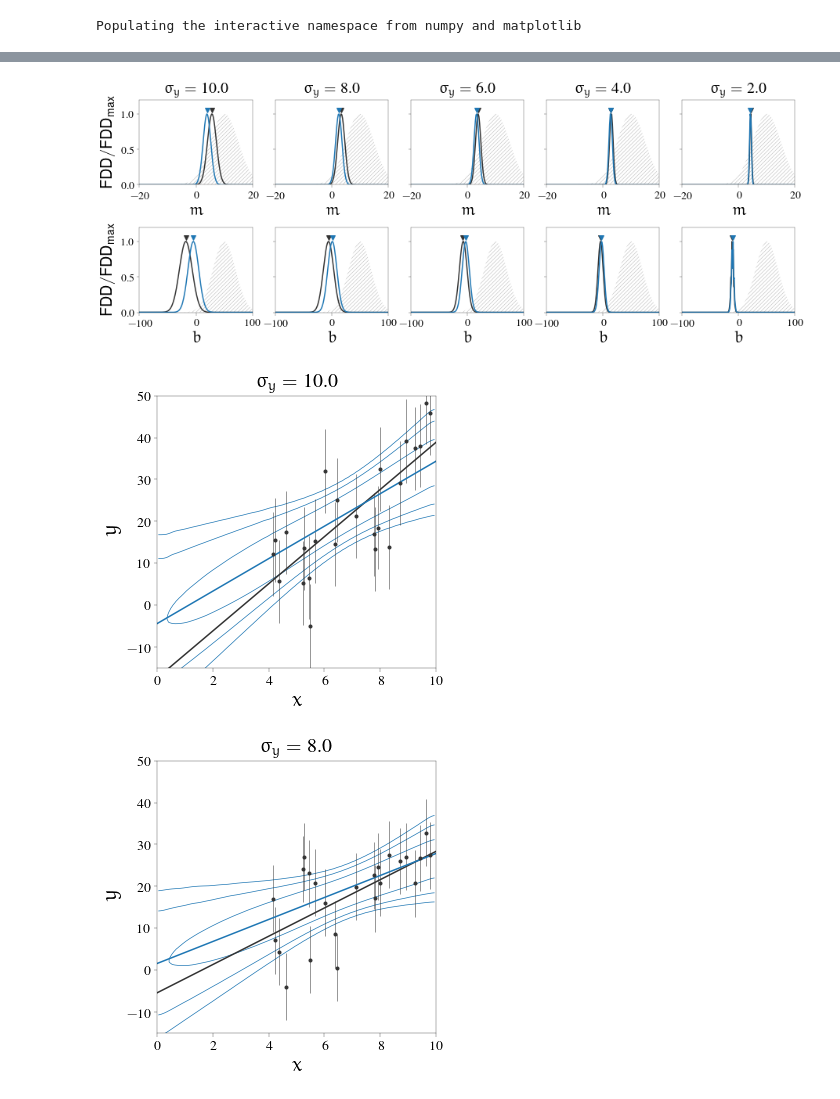
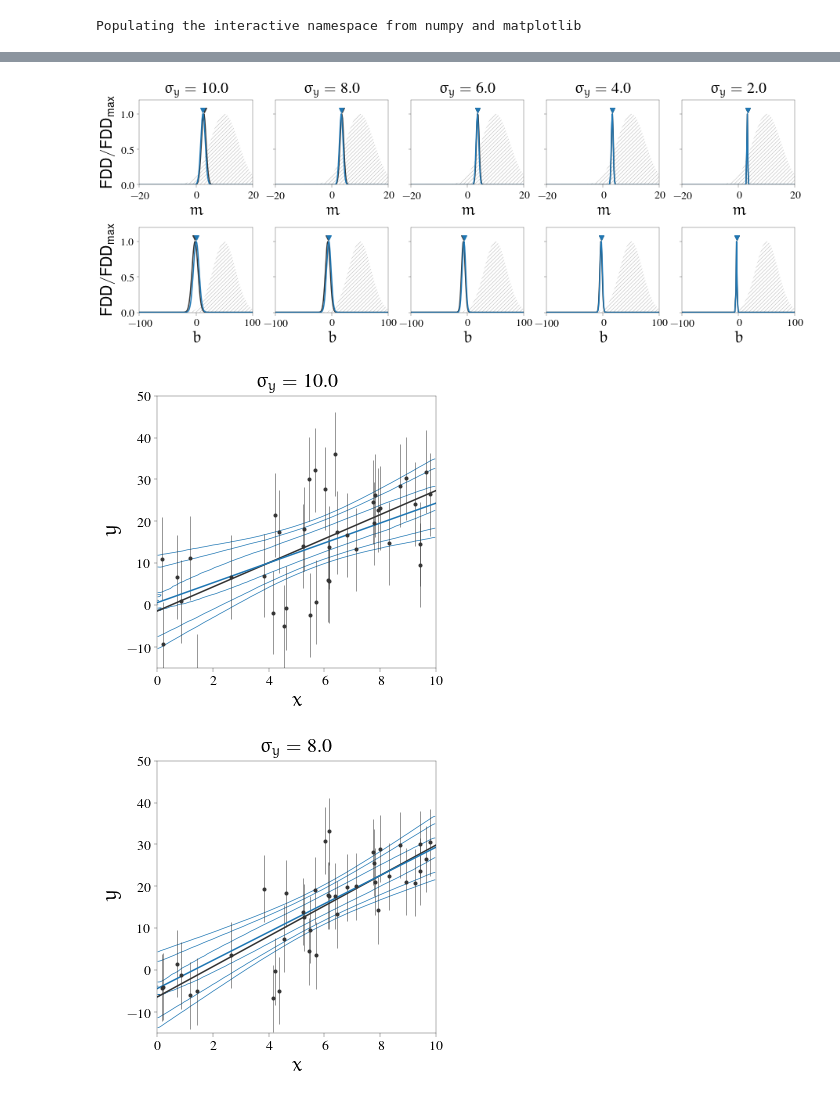
Before and after one commit to ajmejia/1st-phd-seminar, a Jupyter notebook: examples.ipynb, the cells around one changed output, grey strips where cells are left out. Drawn from its saved outputs; the diff is of its cells as text; code cells hidden in the pictures.

```diff
--- a/examples.ipynb
+++ b/examples.ipynb
@@ -131,7 +131,7 @@ def rejection_sampling(support, PDF, n_samples=100, return_grid=False, grid_step
     else:
         return x, y
 # definir función para muestrear el espacio de observables de acuerdo a la PDF
-def model_sampling(support, PDF, X, model, max_samples=100, bins=100):
+def model_sampling(support, PDF, X, model, max_samples=100, bins=200):
     PDF_ = copy(PDF)
     PDF_ = norm_to_max(PDF_)*max_samples
 
@@ -167,9 +167,9 @@ B = linspace(range_b[0], range_b[1], shape[2])
 sk, mu, sigma = 0.0, 0.0, 8.0
 x = sort(X[0]+random.rand(N_obs)*(X[-1]-X[0]))
 y = real_model(x, real_params) + skewnorm.rvs(sk, mu, sigma, size=N_obs)
-mask_linear = x>4.0
-x_obs = x[mask_linear]
-y_obs = y[mask_linear]
+mask = x>4.0
+x_obs = x[mask]
+y_obs = y[mask]
 XX_obs, MM_obs, BB_obs = meshgrid(x_obs, M, B, indexing="ij")
 YY_obs, MM_obs, BB_obs = meshgrid(y_obs, M, B, indexing="ij")
 # ======================================================================================================================
@@ -310,7 +310,7 @@ range_x = (0, 10)
 range_y = (-15, 50)
 range_m, range_b = (-50.0, +50.0), (-200.0, +200.0)
 range_pdf = (0.0, 1.2)
-N_obs, N_uni, N_par = 30, 400, 400
+N_obs, N_uni, N_par = 40, 400, 400
 shape = (N_uni, N_par, N_par)
 X = linspace(range_x[0], range_x[1], shape[0])
 M = linspace(range_m[0], range_m[1], shape[1])
@@ -324,9 +324,9 @@ inf_pars = dict(mu_m=10.0, sigma_m=5.0, mu_b=+50.0, sigma_b=20.0)
 #inf_pars = dict(mu_m=10.0, sigma_m=5.0, mu_b=0.0, sigma_b=50.0)
 x = sort(X[0]+random.rand(N_obs)*(X[-1]-X[0]))
 y = real_model(x, real_params)
-mask_linear = x>4.0
-x_lin = x[mask_linear]
-y_lin = y[mask_linear]
+mask = ones(N_obs, dtype=np.bool)
+x_lin = x[mask]
+y_lin = y[mask]
 # ======================================================================================================================
 # ======================================== PRIOR ANALYSIS ==============================================================
 fig_pdf, axs = subplots(2, 5, figsize=(15,5), sharex="row", sharey=True)
@@ -350,7 +350,7 @@ mask_names = array([show_marglikelihood, show_prior, show_posterior, show_line,
 names = array(["mml", "prior", "posterior", "l", "c"])
 
 masks, sigmas, errors = [], [], []
-x_idx = digitize(x[mask_linear], linspace(x_lin.min(),x_lin.max(),axs.shape[1]+1), right=True)
+x_idx = digitize(x_lin, linspace(x_lin.min(),x_lin.max(),axs.shape[1]+1), right=True)
 x_idx[x_idx==0] = 1
 shuffle(x_idx)
 for j in xrange(axs.shape[1]):
@@ -417,33 +417,33 @@ for j,i in it.product(xrange(axs.shape[1]),xrange(axs.shape[0])):
     if i==1:
         fig_fit, ax = subplots(1, 1)
 
         if show_contours and show_posterior:
             PDF_xy, X_pos, Y_pos = model_sampling([MM_obs[0],BB_obs[0]], posterior, X, model)
             XX_pos, YY_pos = meshgrid(X_pos, Y_pos, indexing="ij")
             levels = [percentile_to_level(XX_pos, YY_pos, gaussian_filter(PDF_xy,1.5), per) for per in percentiles]
             ax.contour(X_pos, Y_pos, gaussian_filter(PDF_xy,1.5), levels, colors="C0", linewidths=0.7)
 
         ax.plot(X, model(X, [M[mml_m],B[mml_b]]), "-", color="0.2", lw=1.5, visible=show_marglikelihood&show_line)
         ax.plot(X, model(X, [M[map_m],B[map_b]]), "-", color="C0", lw=1.5, visible=show_posterior&show_line)
         ax.errorbar(x_fin, y_fin, s_fin, fmt=".", ecolor="0.7", color="0.7", lw=0.5)
         ax.errorbar(x_obs, y_obs, s_obs, fmt=".", ecolor="0.2", color="0.2", lw=0.5)
         ax.set_xlim(*range_x)
         ax.set_ylim(*range_y)
         if var_E: ax.set_title(r"$\sigma_y={0:.1f}$".format(s_obs.mean()), size="medium")
         else: ax.set_title(r"$N={0}$".format(mask.sum()), size="medium")
         ax.set_xlabel(r"$x$")
         ax.set_ylabel(r"$y$")
 
         axs[0,j].set_visible(True)
         axs[1,j].set_visible(True)
 
         if save_fit:
             if var_E: fig_fit.savefig("img/var_e-fit-{}-{}".format(join(names[mask_names],"-"), j+1))
             else: fig_fit.savefig("img/var_n-fit-{}-{}".format(join(names[mask_names],"-"), j+1))
         if any(mask_names) and save_pdf:
             if var_E: fig_pdf.savefig("img/var_e-pdf-{}-{}".format(join(names[mask_names],"-"), j+1))
             else: fig_pdf.savefig("img/var_n-pdf-{}-{}".format(join(names[mask_names],"-"), j+1))
 # %% [output]
-[figure, old version]
+[figure, new version]
-[figure, old version]
+[figure, new version]
-[figure, old version]
+[figure, new version]
```
Also changed, not shown: parts of 4 cells of this notebook.
